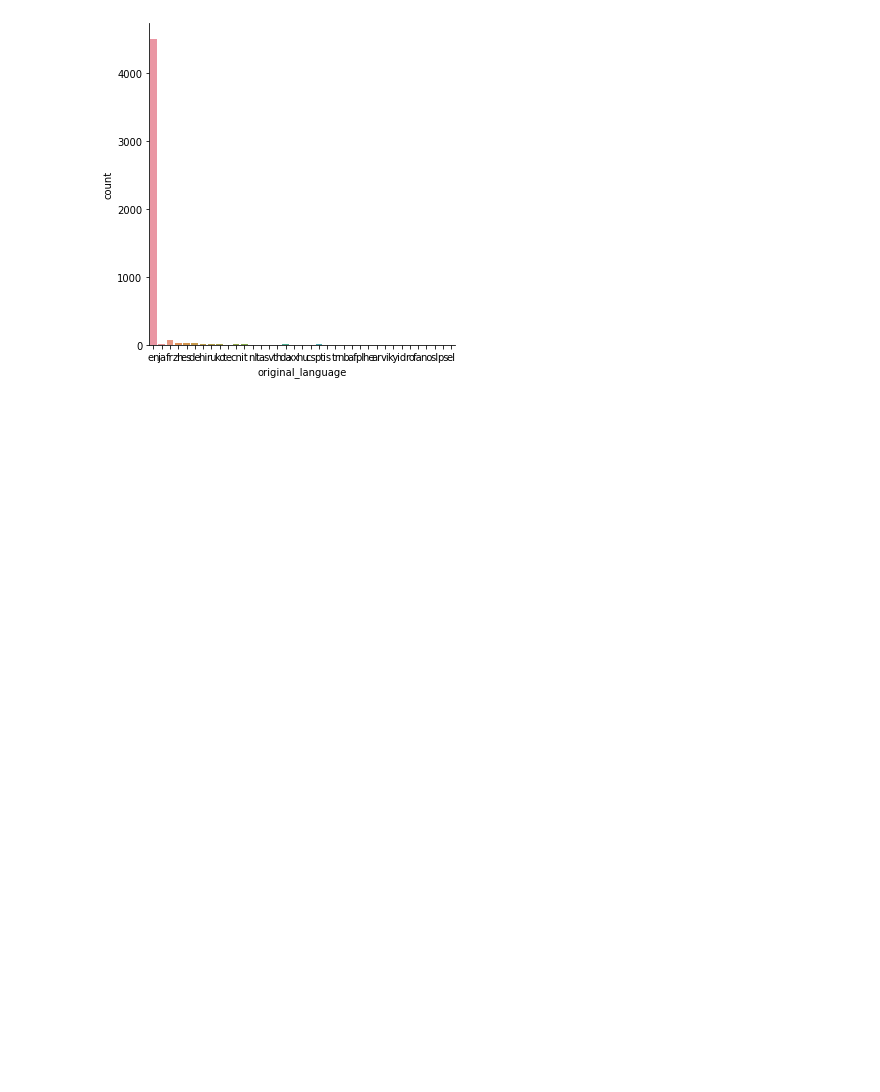
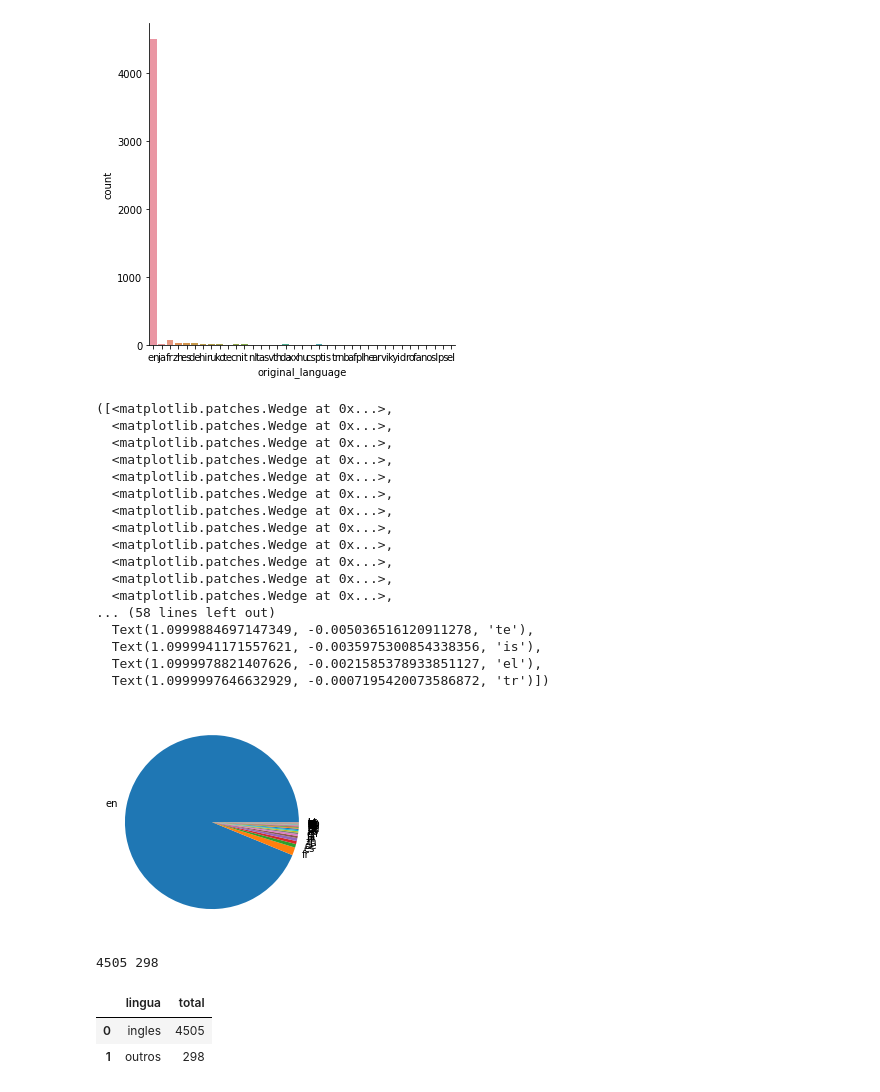
Before and after one commit to jeanhrsouza/data-science-primeiros-passos, a Jupyter notebook: Introducao_a_Data_Science.ipynb, the cells around one changed output. Drawn from its saved outputs; the diff is of its cells as text; code cells hidden in the pictures; blank space fills up the shorter version.

Commit message:
Passando uma mensagem através de visualização

```diff
--- a/Introducao_a_Data_Science.ipynb
+++ b/Introducao_a_Data_Science.ipynb
@@ -371,3 +376,61 @@ sns.catplot(x="original_language", kind="count", data=tmdb)
 # %% [output]
 <seaborn.axisgrid.FacetGrid at 0x...>
 [figure]
+# %%
+#Gráfico de pizza / torta (Não é recomendado utilizar)
+plt.pie(contagem_de_lingua["total"], labels = contagem_de_lingua["original_language"])
+
+
+#Não é possível passar a mensagem
+# %% [output]
+([<matplotlib.patches.Wedge at 0x...>,
+  <matplotlib.patches.Wedge at 0x...>,
+  <matplotlib.patches.Wedge at 0x...>,
+  <matplotlib.patches.Wedge at 0x...>,
+  <matplotlib.patches.Wedge at 0x...>,
+  <matplotlib.patches.Wedge at 0x...>,
+  <matplotlib.patches.Wedge at 0x...>,
+  <matplotlib.patches.Wedge at 0x...>,
+  <matplotlib.patches.Wedge at 0x...>,
+  <matplotlib.patches.Wedge at 0x...>,
+  <matplotlib.patches.Wedge at 0x...>,
+  <matplotlib.patches.Wedge at 0x...>,
+... (58 lines left out)
+  Text(1.0999884697147349, -0.005036516120911278, 'te'),
+  Text(1.0999941171557621, -0.0035975300854338356, 'is'),
+  Text(1.0999978821407626, -0.0021585378933851127, 'el'),
+  Text(1.0999997646632929, -0.0007195420073586872, 'tr')])
+[figure, added]
+# %%
+#Filtrando o total de cada língua
+total_por_lingua = tmdb["original_language"].value_counts()
+
+#Criando o total geral
+total_geral = total_por_lingua.sum()
+
+#Localizando as linhas cujo o index tem o valor 'en'
+total_de_ingles = total_por_lingua.loc["en"]
+
+#total do resto
+total_do_resto = total_geral - total_de_ingles
+
+#Exibindo os valores de inglês e OUTROS
+print(total_de_ingles, total_do_resto)
+# %% [output]
+4505 298
+# %%
+#Criando um dicionário python
+dados = {
+    'lingua' : ['ingles', 'outros'],
+    'total' : [total_de_ingles, total_do_resto]
+}
+
+#Criando um dataframe dos dados e sobreescrevendo o dicionário
+dados = pd.DataFrame(dados)
+
+#Exibindo o DataFrame
+dados
+# %% [output]
+|  | lingua | total |
+| 0 | ingles | 4505 |
+| 1 | outros | 298 |
```
Also changed, not shown: parts of 3 cells of this notebook.
